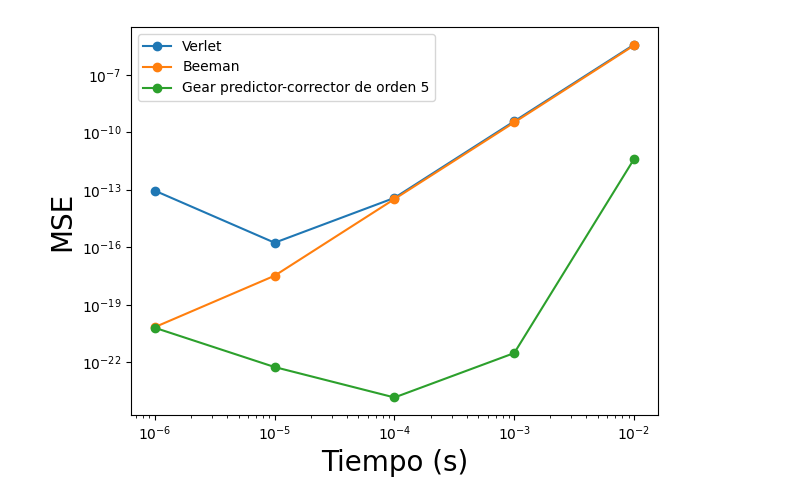
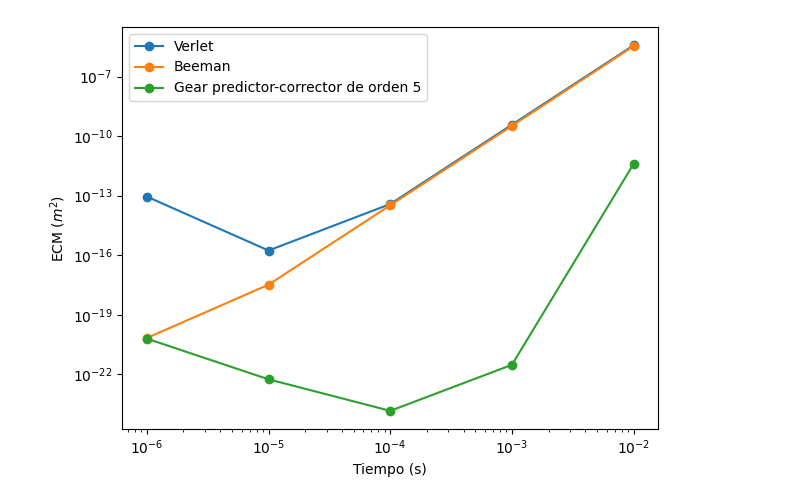
Before and after one commit to lukyferreiro/TPs-SS, a Jupyter notebook: TP4/animation/oscillator.ipynb, the cells around one changed output. Drawn from its saved outputs; the diff is of its cells as text; code cells hidden in the pictures.

```diff
--- a/TP4/animation/oscillator.ipynb
+++ b/TP4/animation/oscillator.ipynb
@@ -76,18 +113,18 @@ ECM GearPredictor: 0.00024980316833949755
 # %%
 t = [10**-2, 10**-3, 10**-4, 10**-5, 10**-6]
 mse_verlet = [3.8063373104162205E-6, 3.802079276766962E-10, 3.793617183608239E-14, 1.726866010017299E-16, 9.00135605744398E-14]
 mse_beeman = [3.4796913005274814E-6, 3.314634679533107E-10, 3.2977367780957026E-14, 3.2793289464863702E-18, 6.780522234693497E-21]
 mse_gear = [4.0487214091967824E-12, 2.9992922517954894E-22, 1.4362728316627928E-24, 5.572282110197612E-23, 6.25488030892065E-21]
 
 plt.loglog(t, mse_verlet, linestyle='-', marker='o', label='Verlet')
 plt.loglog(t, mse_beeman, linestyle='-', marker='o', label='Beeman')
 plt.loglog(t, mse_gear, linestyle='-', marker='o', label='Gear predictor-corrector de orden 5')
 
-plt.xlabel("Tiempo (s)", fontsize=20)
-plt.ylabel("MSE", fontsize=20)
+plt.xlabel("Tiempo (s)")
+plt.ylabel("ECM ($m^2$)")
 
 plt.legend()
 plt.tight_layout()
 plt.show()
 # %% [output]
-[figure, old version]
+[figure, new version]
```
Also changed, not shown: parts of 1 cell of this notebook, 15 other files.
